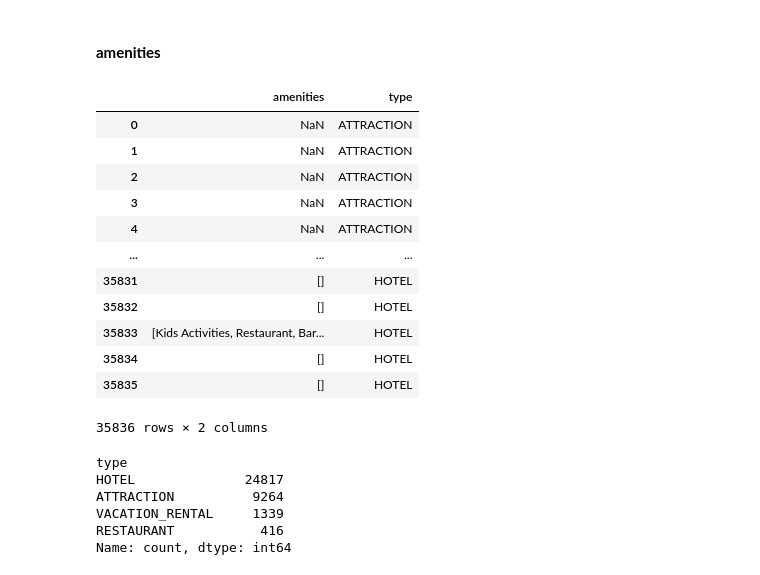
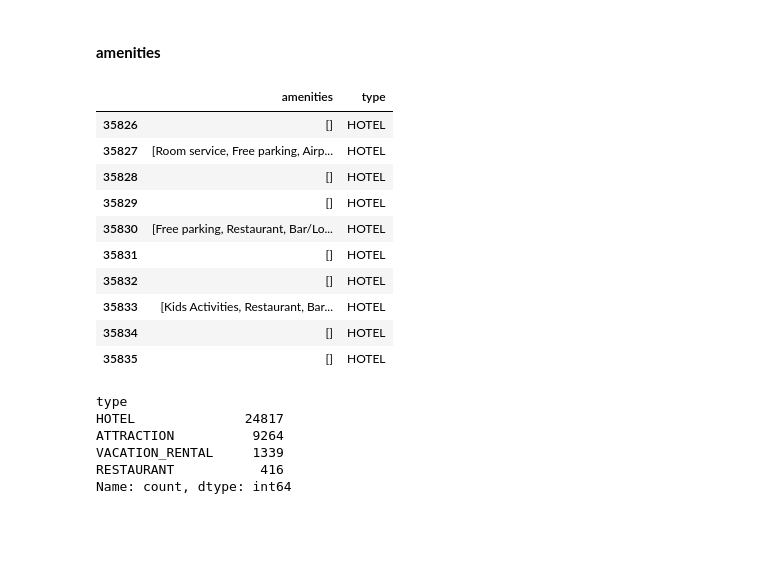
Before and after one commit to R3TR0Quan/travel-destination-recommendation-sys, a Jupyter notebook: misc_notebooks/kane.ipynb, the cells around one changed output. Drawn from its saved outputs; the diff is of its cells as text; code cells hidden in the pictures; blank space fills up the shorter version.

```diff
--- a/misc_notebooks/kane.ipynb
+++ b/misc_notebooks/kane.ipynb
@@ -167,7 +167,7 @@ dtype: float64
 # %% [markdown]
 Some columns such as features, dishes, mealTypes, cuisines, baseDailyRate, bathCount, bathroomInfo, bedroomInfo have missing values above 90 percent. We opt to drop them.
 # %%
-above_90_missing_col = ['dishes', 'mealTypes', 'cuisines', 'baseDailyRate', 'bathCount', 'bathroomInfo', 'bedroomInfo']
+above_90_missing_col = ['features', 'dishes', 'mealTypes', 'cuisines', 'baseDailyRate', 'bathCount', 'bathroomInfo', 'bedroomInfo']
 df.drop(columns=above_90_missing_col, inplace=True)
 df.head()
 # %% [output]
@@ -237,21 +257,19 @@ df.head()
 # %% [markdown]
 #### **amenities**
 # %%
-df[['amenities', 'type' ]]
+df.tail(10)[['amenities', 'type' ]]
 # %% [output]
 |  | amenities | type |
-| 0 | NaN | ATTRACTION |
-| 1 | NaN | ATTRACTION |
-| 2 | NaN | ATTRACTION |
-| 3 | NaN | ATTRACTION |
-| 4 | NaN | ATTRACTION |
-| ... | ... | ... |
+| 35826 | [] | HOTEL |
+| 35827 | [Room service, Free parking, Airp... | HOTEL |
+| 35828 | [] | HOTEL |
+| 35829 | [] | HOTEL |
+| 35830 | [Free parking, Restaurant, Bar/Lo... | HOTEL |
 | 35831 | [] | HOTEL |
 | 35832 | [] | HOTEL |
 | 35833 | [Kids Activities, Restaurant, Bar... | HOTEL |
 | 35834 | [] | HOTEL |
 | 35835 | [] | HOTEL |
-35836 rows × 2 columns
 # %%
 df['type'].value_counts()
 # %% [output]
```
Also changed, not shown: parts of 14 cells of this notebook.
